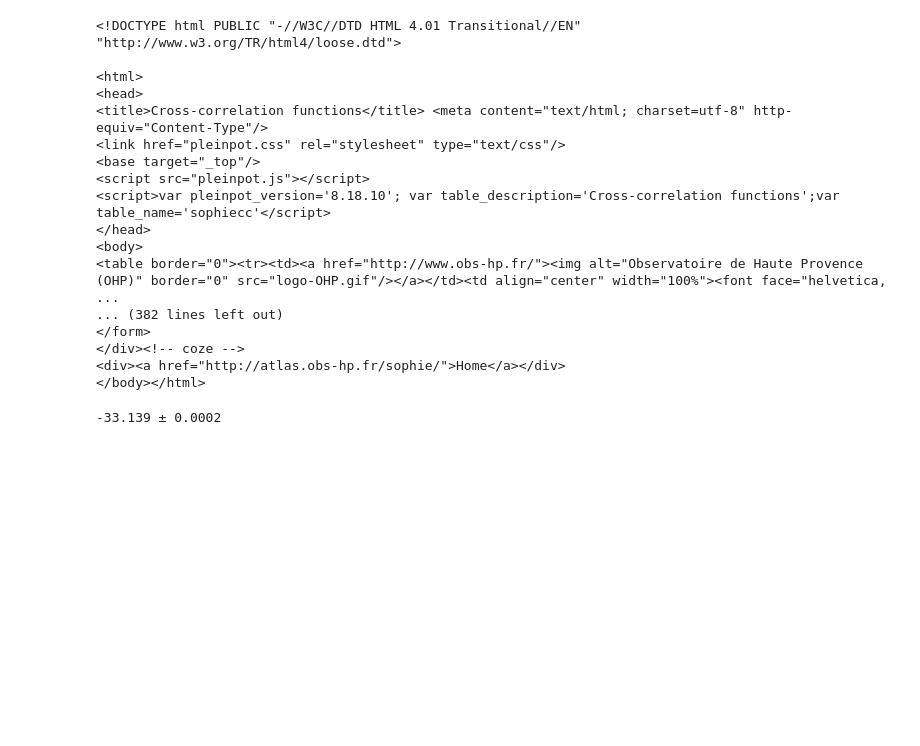
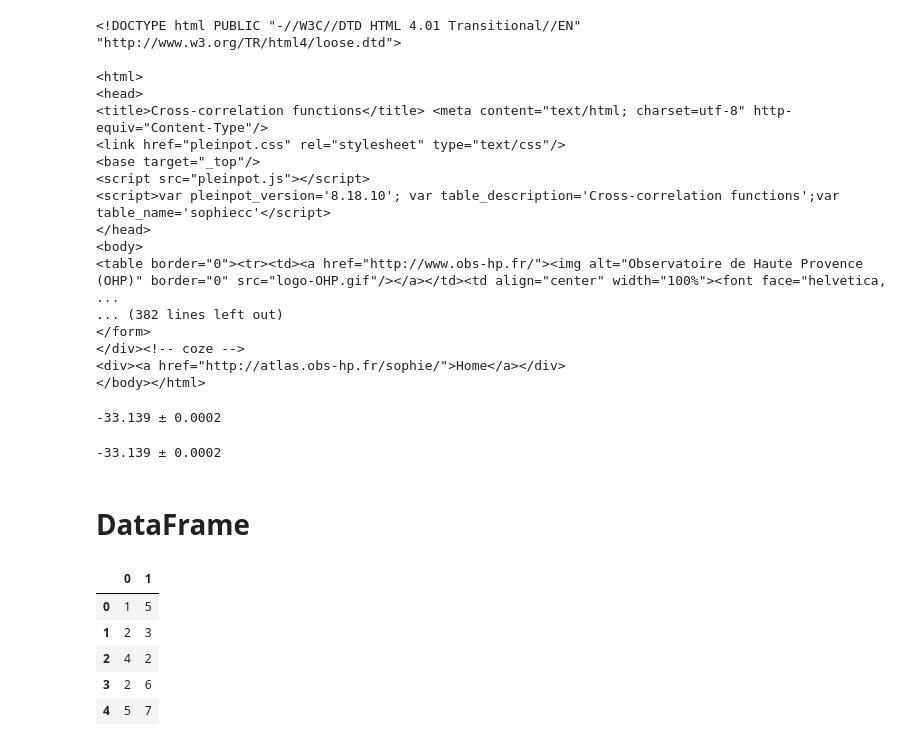
Before and after one commit to aldairpr/Web_Scraping_SOPHIE_archive, a Jupyter notebook: example.ipynb, the cells around one changed output. Drawn from its saved outputs; the diff is of its cells as text; code cells hidden in the pictures; blank space fills up the shorter version.

Commit message:
I got the Julian Day and Radial Velocity. Also, I created the DataFrame.

```diff
--- a/example.ipynb
+++ b/example.ipynb
@@ -283,0 +298,25 @@ print(RV)
+# %%
+response = requests.get('http://atlas.obs-hp.fr/sophie/sophie.cgi?n=sophiecc&a=hexp&fql=[seq%20=671480]')
+result = NewsPage(response)
+print(result.radial_velocity())
+# %% [output]
+-33.139 ± 0.0002
+# %% [markdown]
+# DataFrame
+# %%
+import pandas as pd
+import numpy as np
+a= [1,2,4,2,5]
+b= [5,3,2,6,7]
+c= np.array([a,b])
+header = ['asf', 'abc']
+df = pd.DataFrame(c.T, columns = header)
+print(df)
+c.T
+# %% [output]
+|  | 0 | 1 |
+| 0 | 1 | 5 |
+| 1 | 2 | 3 |
+| 2 | 4 | 2 |
+| 3 | 2 | 6 |
+| 4 | 5 | 7 |
```
Also changed, not shown: parts of 10 cells of this notebook, 3 other files.
